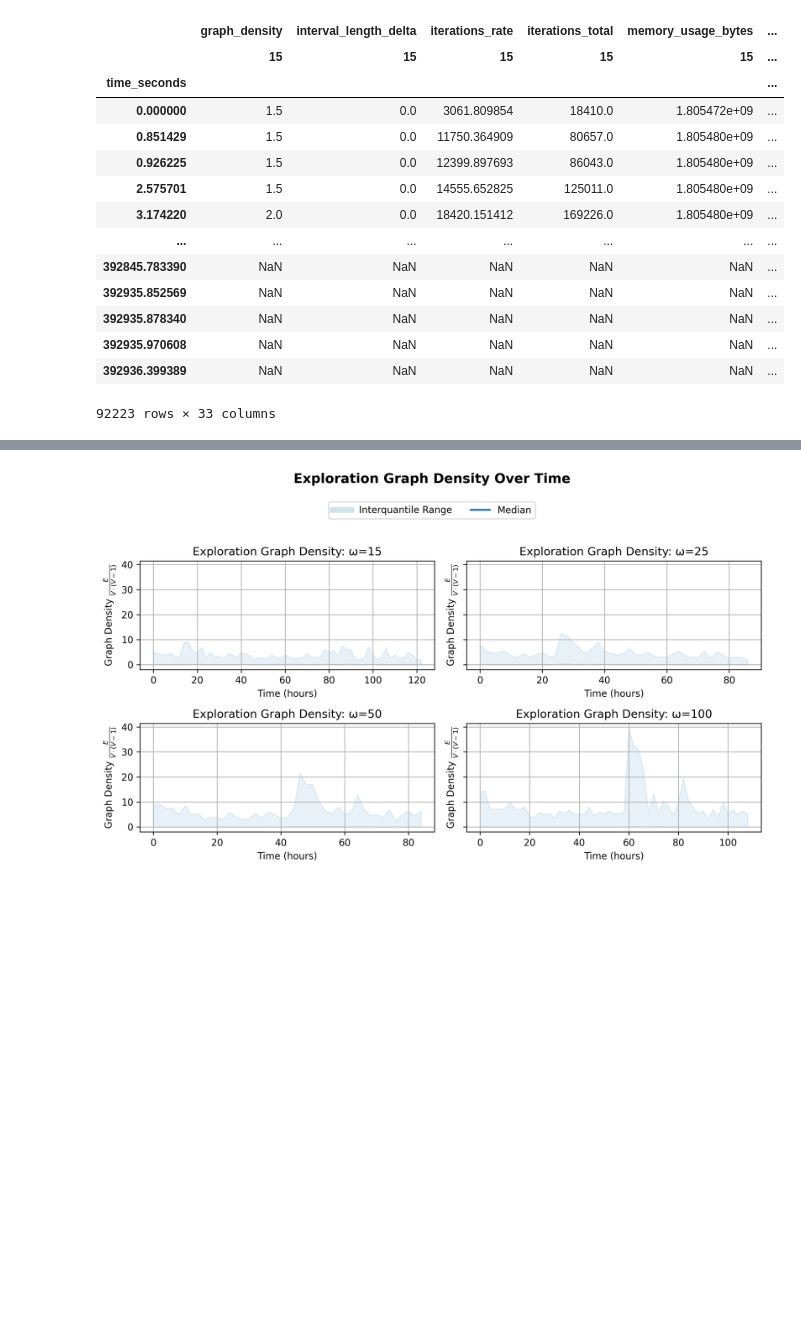
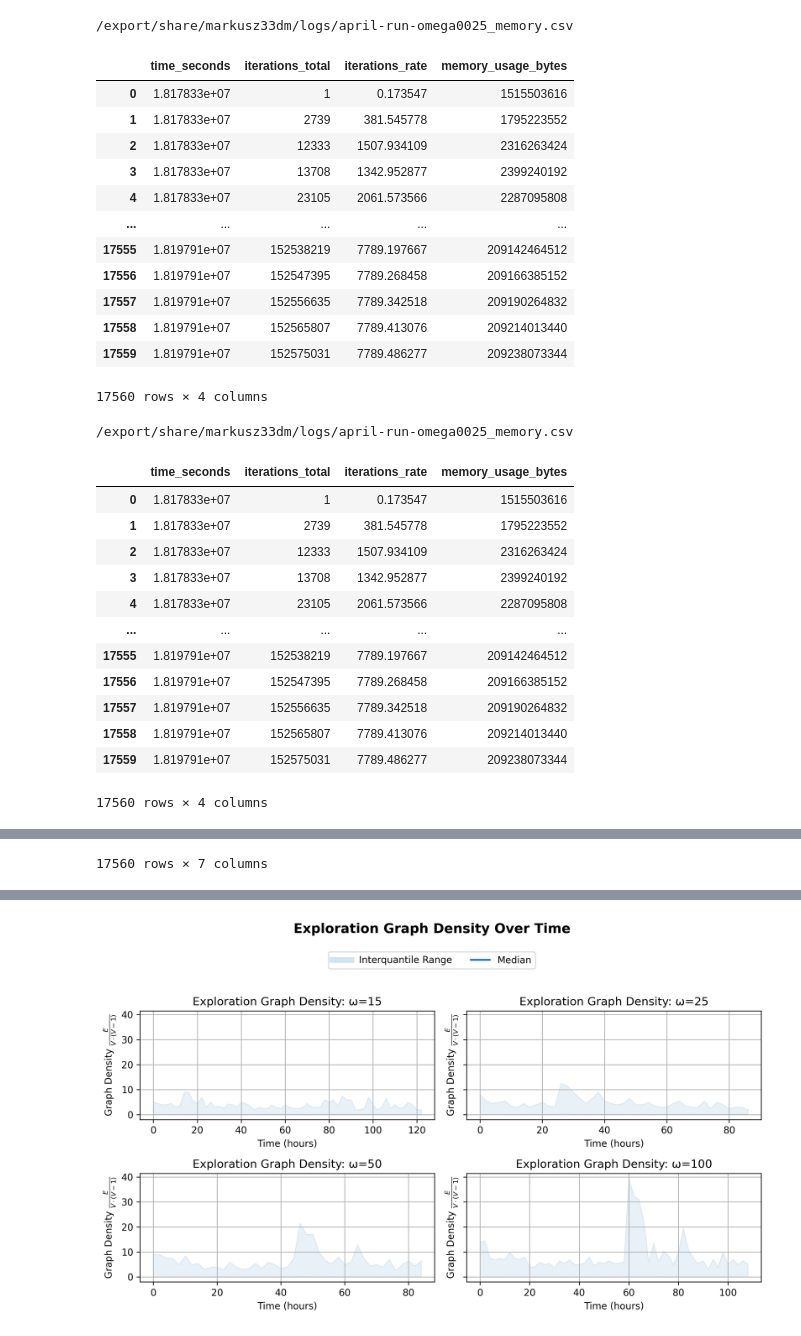
Before and after one commit to markzmbl/graph-analysis, a Jupyter notebook: main.ipynb, the cells around one changed output, grey strips where cells are left out. Saved outputs shown, nothing was run; the diff lists cells and outputs as text; code cells hidden in the pictures; blank space fills up the shorter version.

```diff
--- a/main.ipynb
+++ b/main.ipynb
@@ -2,3 +2,11 @@
 import matplotlib.pyplot as plt
 import numpy as np
 import pandas as pd
+# %%
+df = pd.read_csv(f"/export/share/markusz33dm/logs/april-run-omega0025_memory.csv")
+df["time_seconds"] = df["time_seconds"] - df["time_seconds"].min()
+df["hours"] = df["time_seconds"] / 60 / 60
+df = df.drop(columns="time_seconds")
+df = df.set_index("hours")
+
+df.plot(subplots=True)
@@ -5,40 +22,59 @@ import pandas as pd
 # %%
 aggregation_time_frame = 60 * 30 # 1h
 dfs = []
 
-for omega in (15, 25, 50, 100):
-    df = pd.read_csv(f"/export/share/markusz33dm/logs/sub_graph-size_{omega}.csv")
-    df["time_seconds"] = df["time_seconds"] - df["time_seconds"].begin()
+for omega in [
+    25,
+    25,
+]:
+    file_path = f"/export/share/markusz33dm/logs/april-run-omega{omega:04}_memory.csv"
+    print(file_path)
+    df = pd.read_csv(file_path, sep=",")
+    display(df)
+    df["time_seconds"] = df["time_seconds"] - df["time_seconds"]
     df = df.set_index("time_seconds")
 
     # Normalize the index relative to its first value
     # print(df.index)
 
     # Compute node_edge_difference before setting the MultiIndex
-    df["graph_density"] = df["number_of_edges"] / (df["number_of_nodes"] * (df["number_of_nodes"] - 1))
+    # df["graph_density"] = df["number_of_edges"] / (df["number_of_nodes"] * (df["number_of_nodes"] - 1))
 
     df.columns = pd.MultiIndex.from_product([[omega], df.columns])
 
     dfs.append(df)
 
 # Concatenating while preserving the order of columns
 data_frame = pd.concat(dfs, axis=1).sort_index(axis=1)
 data_frame = data_frame.swaplevel(0, 1, axis=1)
 data_frame["minute"] = data_frame.index // 60
 data_frame
 # %% [output]
+/export/share/markusz33dm/logs/april-run-omega0025_memory.csv
-|  | graph_density | interval_length_delta | iterations_rate | iterations_total | memory_usage_bytes | ... |
-|  | 15 | 15 | 15 | 15 | 15 | ... |
-| time_seconds |  |  |  |  |  | ... |
-| 0.000000 | 1.5 | 0.0 | 3061.809854 | 18410.0 | 1.805472e+09 | ... |
-| 0.851429 | 1.5 | 0.0 | 11750.364909 | 80657.0 | 1.805480e+09 | ... |
-| 0.926225 | 1.5 | 0.0 | 12399.897693 | 86043.0 | 1.805480e+09 | ... |
-| 2.575701 | 1.5 | 0.0 | 14555.652825 | 125011.0 | 1.805480e+09 | ... |
-| 3.174220 | 2.0 | 0.0 | 18420.151412 | 169226.0 | 1.805480e+09 | ... |
-| ... | ... | ... | ... | ... | ... | ... |
-| 392845.783390 | NaN | NaN | NaN | NaN | NaN | ... |
-| 392935.852569 | NaN | NaN | NaN | NaN | NaN | ... |
-| 392935.878340 | NaN | NaN | NaN | NaN | NaN | ... |
-| 392935.970608 | NaN | NaN | NaN | NaN | NaN | ... |
-| 392936.399389 | NaN | NaN | NaN | NaN | NaN | ... |
+|  | time_seconds | iterations_total | iterations_rate | memory_usage_bytes |
+| 0 | 1.817833e+07 | 1 | 0.173547 | 1515503616 |
+| 1 | 1.817833e+07 | 2739 | 381.545778 | 1795223552 |
+| 2 | 1.817833e+07 | 12333 | 1507.934109 | 2316263424 |
+| 3 | 1.817833e+07 | 13708 | 1342.952877 | 2399240192 |
+| 4 | 1.817833e+07 | 23105 | 2061.573566 | 2287095808 |
+| ... | ... | ... | ... | ... |
+| 17555 | 1.819791e+07 | 152538219 | 7789.197667 | 209142464512 |
+| 17556 | 1.819791e+07 | 152547395 | 7789.268458 | 209166385152 |
+| 17557 | 1.819791e+07 | 152556635 | 7789.342518 | 209190264832 |
+| 17558 | 1.819791e+07 | 152565807 | 7789.413076 | 209214013440 |
+| 17559 | 1.819791e+07 | 152575031 | 7789.486277 | 209238073344 |
-92223 rows × 33 columns
+17560 rows × 4 columns
+/export/share/markusz33dm/logs/april-run-omega0025_memory.csv
+|  | time_seconds | iterations_total | iterations_rate | memory_usage_bytes |
+| 0 | 1.817833e+07 | 1 | 0.173547 | 1515503616 |
+| 1 | 1.817833e+07 | 2739 | 381.545778 | 1795223552 |
+| 2 | 1.817833e+07 | 12333 | 1507.934109 | 2316263424 |
+| 3 | 1.817833e+07 | 13708 | 1342.952877 | 2399240192 |
+| 4 | 1.817833e+07 | 23105 | 2061.573566 | 2287095808 |
+| ... | ... | ... | ... | ... |
+| 17555 | 1.819791e+07 | 152538219 | 7789.197667 | 209142464512 |
+| 17556 | 1.819791e+07 | 152547395 | 7789.268458 | 209166385152 |
+| 17557 | 1.819791e+07 | 152556635 | 7789.342518 | 209190264832 |
+| 17558 | 1.819791e+07 | 152565807 | 7789.413076 | 209214013440 |
+| 17559 | 1.819791e+07 | 152575031 | 7789.486277 | 209238073344 |
+17560 rows × 4 columns
@@ -45,3 +95,4 @@ data_frame
+17560 rows × 7 columns
 # %%
 # aggregation_minutes = 60
 dfxs = data_frame.xs("iterations_rate", axis=1)
```
Also changed, not shown: parts of 5 cells of this notebook, 3 other files.
